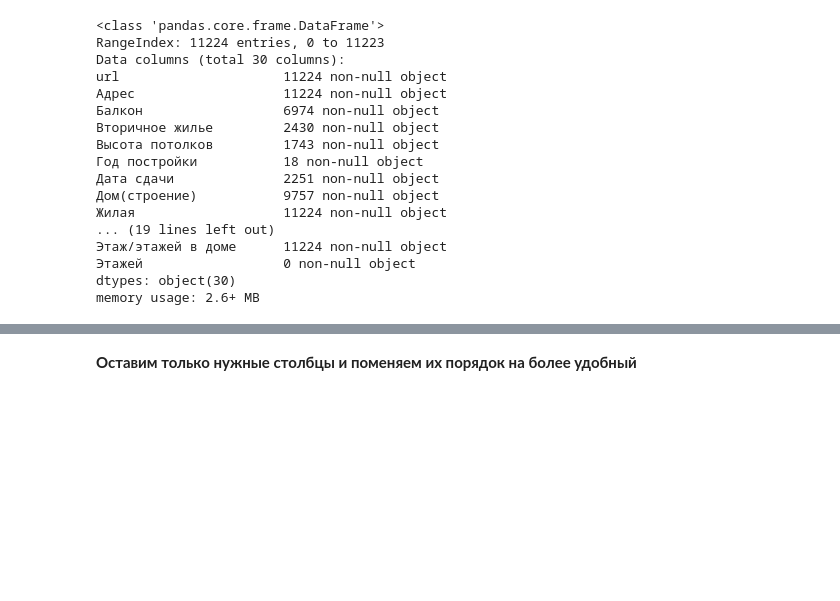
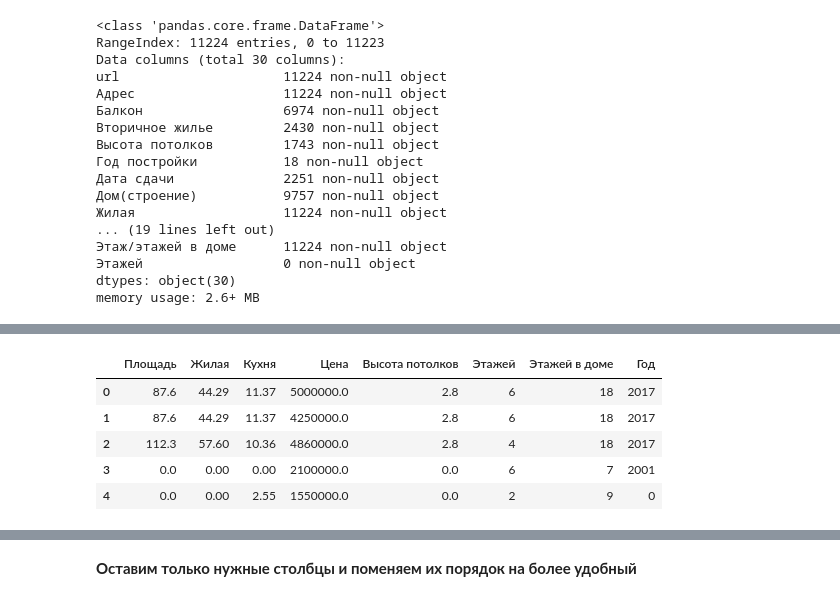
Before and after one commit to tarasovnm/kvadrat64_analysis, a Jupyter notebook: Data cleaning and preparation.ipynb, the cells around one changed output, grey strips where cells are left out. Drawn from its saved outputs; the diff is of its cells as text; code cells hidden in the pictures; blank space fills up the shorter version.

```diff
--- a/Data cleaning and preparation.ipynb
+++ b/Data cleaning and preparation.ipynb
@@ -168,0 +214,27 @@ memory usage: 2.6+ MB
+# %%
+# Площадь
+data_flats['Площадь'] = data_flats['Площадь'].apply(parse_area)
+# Жилая
+data_flats['Жилая'] = data_flats['Жилая'].apply(parse_area)
+# Кухня
+data_flats['Кухня'] = data_flats['Кухня'].apply(parse_area)
+# Цена
+data_flats['Цена'] = data_flats['Цена'].apply(parse_price)
+# Высота потолков
+data_flats['Высота потолков'] = data_flats['Высота потолков'].apply(parse_ceiling_height)
+# Этаж/этажей в доме
+data_flats['Этажей'] = data_flats['Этаж/этажей в доме'].apply(parse_floor)
+data_flats['Этажей в доме'] = data_flats['Этаж/этажей в доме'].apply(parse_num_of_floors)
+# Год - объединяем 'Вторичное жилье', 'Год постройки', 'Дата сдачи'
+data_flats['Год'] = data_flats['Вторичное жилье'].apply(str) + data_flats['Год постройки'].apply(str) \
+                    + data_flats['Дата сдачи'].apply(str)
+data_flats['Год'] = data_flats['Год'].apply(parse_year)
+
+data_flats[['Площадь', 'Жилая', 'Кухня', 'Цена', 'Высота потолков', 'Этажей', 'Этажей в доме', 'Год']].head()
+# %% [output]
+|  | Площадь | Жилая | Кухня | Цена | Высота потолков | Этажей | Этажей в доме | Год |
+| 0 | 87.6 | 44.29 | 11.37 | 5000000.0 | 2.8 | 6 | 18 | 2017 |
+| 1 | 87.6 | 44.29 | 11.37 | 4250000.0 | 2.8 | 6 | 18 | 2017 |
+| 2 | 112.3 | 57.60 | 10.36 | 4860000.0 | 2.8 | 4 | 18 | 2017 |
+| 3 | 0.0 | 0.00 | 0.00 | 2100000.0 | 0.0 | 6 | 7 | 2001 |
+| 4 | 0.0 | 0.00 | 2.55 | 1550000.0 | 0.0 | 2 | 9 | 0 |
```
Also changed, not shown: parts of 17 cells of this notebook.
